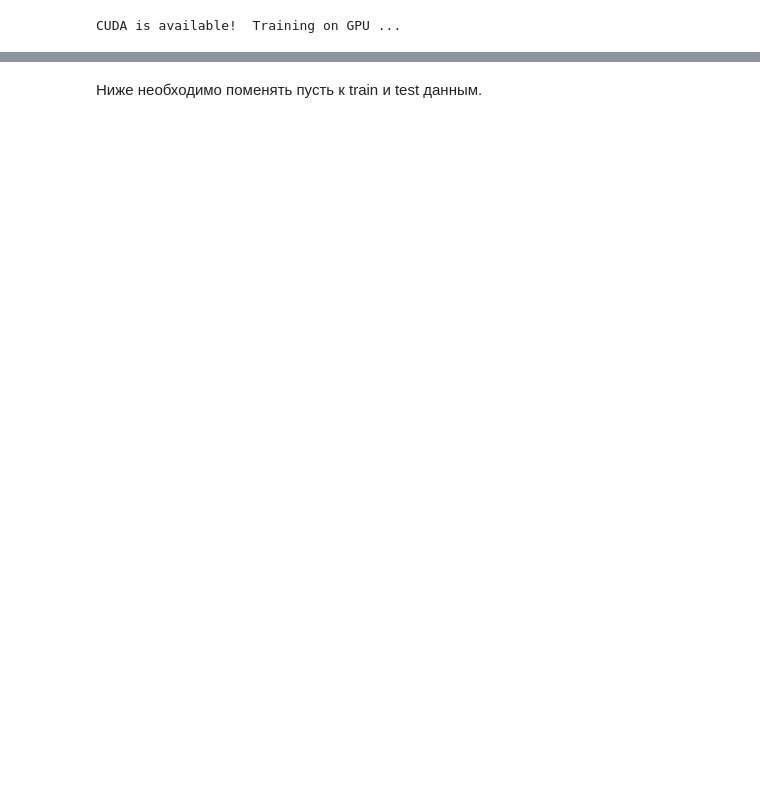
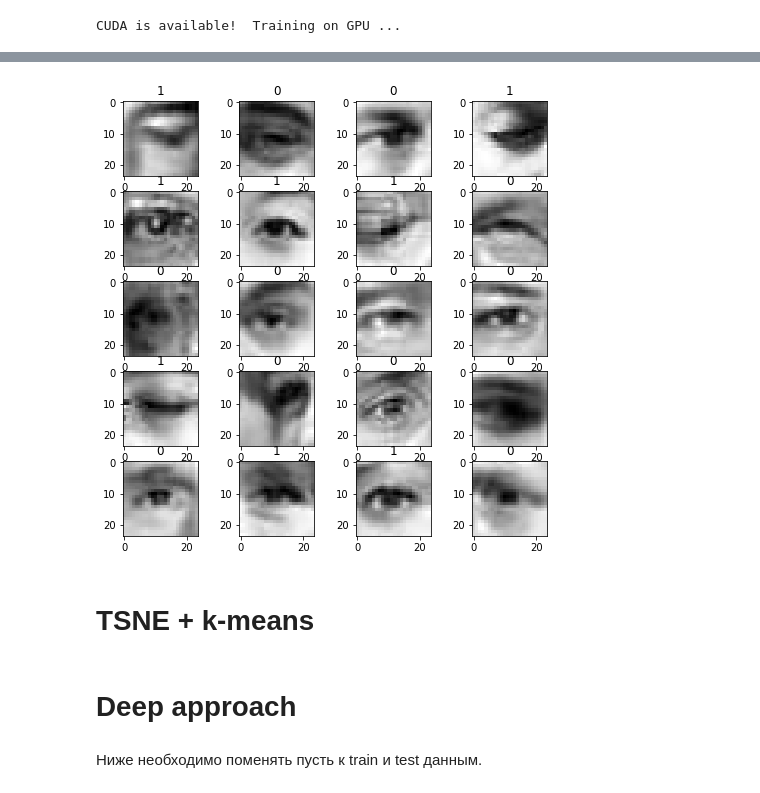
Before and after one commit to pheepa/closed-eye-classification, a Jupyter notebook: kmeans.ipynb, the cells around one changed output, grey strips where cells are left out. Cells and saved outputs as stored; diff of their text form; code cells hidden in the pictures; blank space fills up the shorter version.

```diff
--- a/kmeans.ipynb
+++ b/kmeans.ipynb
@@ -38,0 +108,6 @@ DEVICE = torch.device("cuda")
+# %%
+show_results(kmeans_pca, X_test_pca)
+# %% [output]
+[figure, added]
+# %% [markdown]
+# TSNE + k-means
@@ -39,3 +118,5 @@ DEVICE = torch.device("cuda")
+# %% [markdown]
+# Deep approach
 # %%
 class EyesDataset(Dataset):
     """
```
Also changed, not shown: parts of 24 cells of this notebook.
